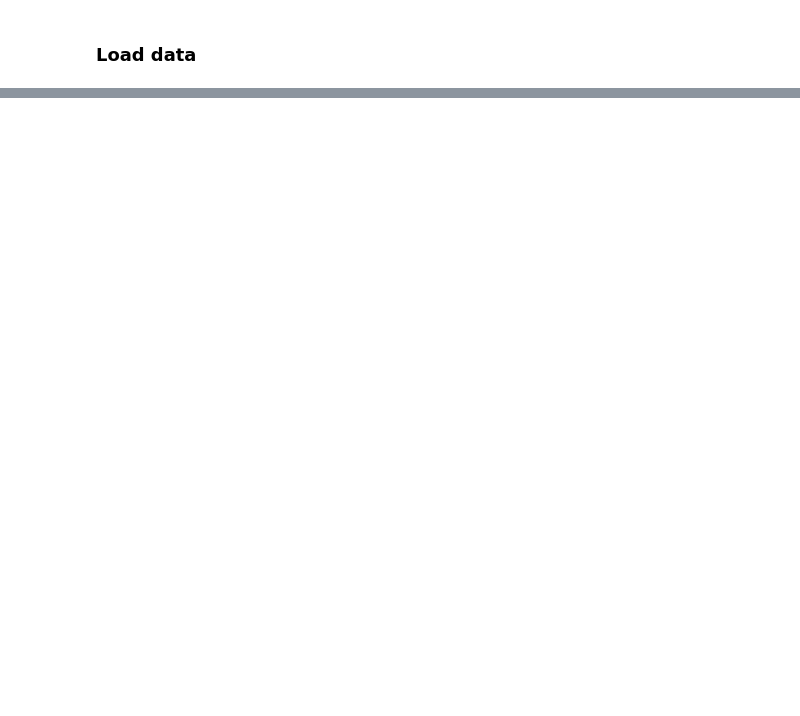
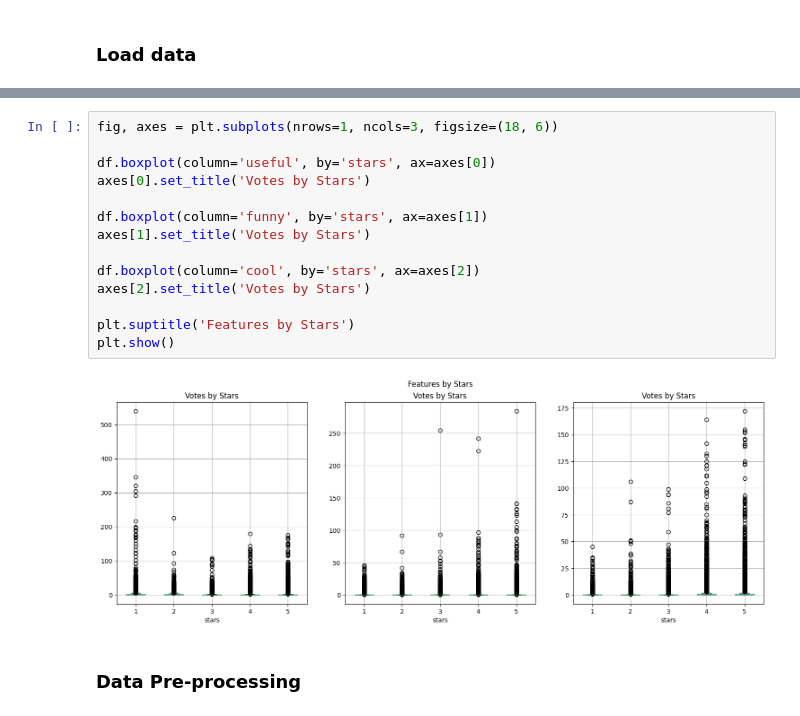
Before and after one commit to AbdulSheffa/DL_CW_2, a Jupyter notebook: coursework.ipynb, the cells around one changed output, grey strips where cells are left out. Saved outputs shown, nothing was run; the diff lists cells and outputs as text; blank space fills up the shorter version.

```diff
--- a/coursework.ipynb
+++ b/coursework.ipynb
@@ -67,0 +141,18 @@ Processing chunk 1
+# %%
+fig, axes = plt.subplots(nrows=1, ncols=3, figsize=(18, 6))
+
+df.boxplot(column='useful', by='stars', ax=axes[0])
+axes[0].set_title('Votes by Stars')
+
+df.boxplot(column='funny', by='stars', ax=axes[1])
+axes[1].set_title('Votes by Stars')
+
+df.boxplot(column='cool', by='stars', ax=axes[2])
+axes[2].set_title('Votes by Stars')
+
+plt.suptitle('Features by Stars')
+plt.show()
+# %% [output]
+[figure, added]
+# %% [markdown]
+### Data Pre-processing
```
Also changed, not shown: parts of 98 cells of this notebook.
